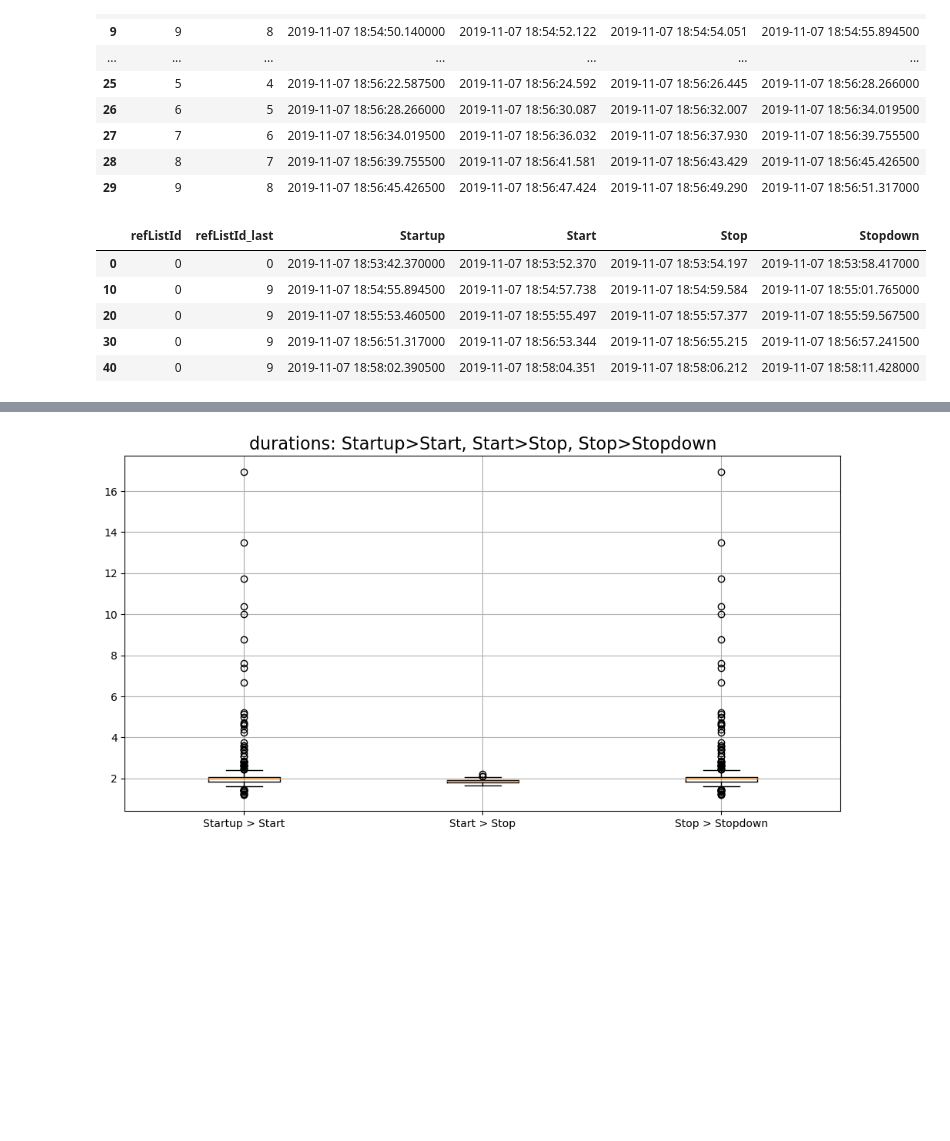
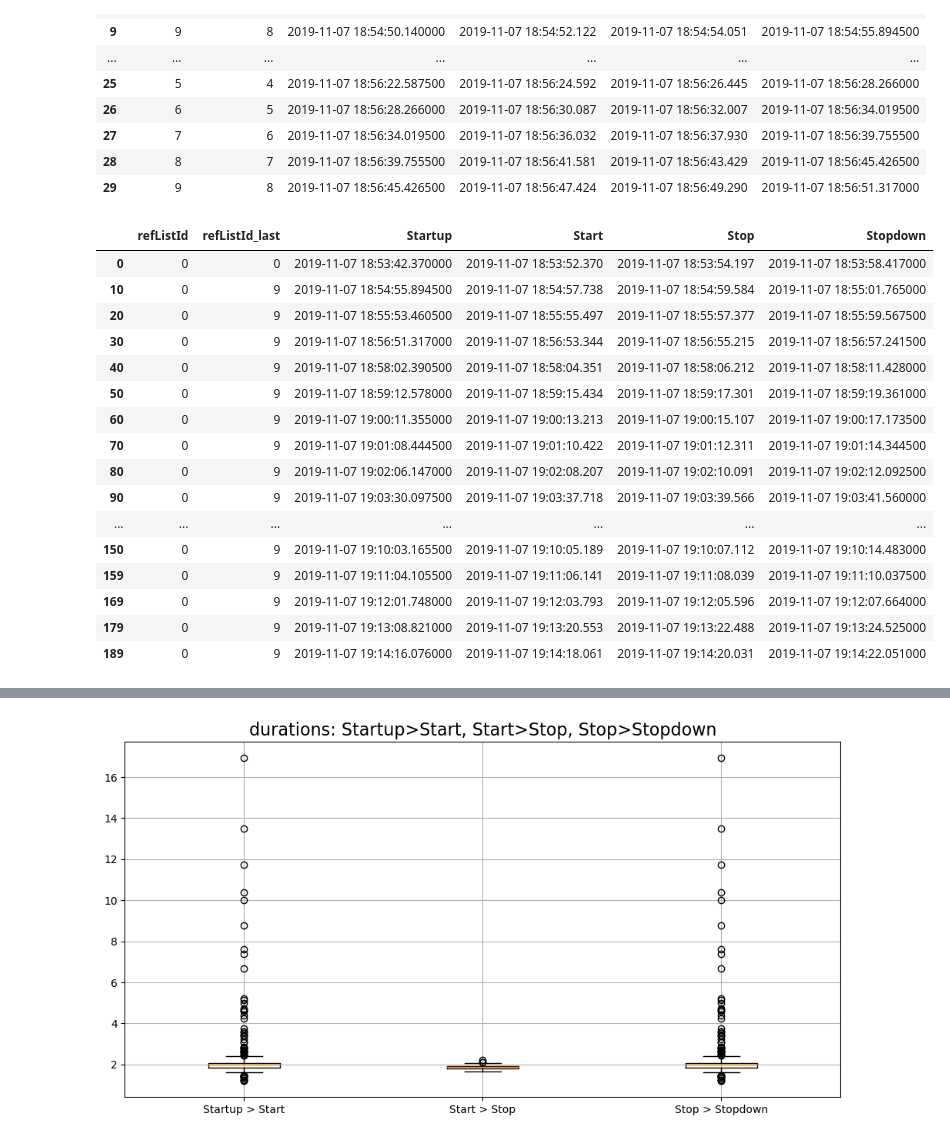
Before and after one commit to jaja07/Projet-S8, a Jupyter notebook: Analytique.ipynb, the cells around one changed output, grey strips where cells are left out. Saved outputs shown, nothing was run; the diff lists cells and outputs as text; code cells hidden in the pictures; blank space fills up the shorter version.

```diff
--- a/Analytique.ipynb
+++ b/Analytique.ipynb
@@ -138,13 +140,24 @@ timing.head(30)
 | 29 | 9 | 8 | 2019-11-07 18:56:45.426500 | 2019-11-07 18:56:47.424 | 2019-11-07 18:56:49.290 | 2019-11-07 18:56:51.317000 |
 # %%
 # box 0 always starts
-timing[timing['refListId']==0].head()
+timing[timing['refListId']==0].head(20)
 # %% [output]
 |  | refListId | refListId_last | Startup | Start | Stop | Stopdown |
 | 0 | 0 | 0 | 2019-11-07 18:53:42.370000 | 2019-11-07 18:53:52.370 | 2019-11-07 18:53:54.197 | 2019-11-07 18:53:58.417000 |
 | 10 | 0 | 9 | 2019-11-07 18:54:55.894500 | 2019-11-07 18:54:57.738 | 2019-11-07 18:54:59.584 | 2019-11-07 18:55:01.765000 |
 | 20 | 0 | 9 | 2019-11-07 18:55:53.460500 | 2019-11-07 18:55:55.497 | 2019-11-07 18:55:57.377 | 2019-11-07 18:55:59.567500 |
 | 30 | 0 | 9 | 2019-11-07 18:56:51.317000 | 2019-11-07 18:56:53.344 | 2019-11-07 18:56:55.215 | 2019-11-07 18:56:57.241500 |
 | 40 | 0 | 9 | 2019-11-07 18:58:02.390500 | 2019-11-07 18:58:04.351 | 2019-11-07 18:58:06.212 | 2019-11-07 18:58:11.428000 |
+| 50 | 0 | 9 | 2019-11-07 18:59:12.578000 | 2019-11-07 18:59:15.434 | 2019-11-07 18:59:17.301 | 2019-11-07 18:59:19.361000 |
+| 60 | 0 | 9 | 2019-11-07 19:00:11.355000 | 2019-11-07 19:00:13.213 | 2019-11-07 19:00:15.107 | 2019-11-07 19:00:17.173500 |
+| 70 | 0 | 9 | 2019-11-07 19:01:08.444500 | 2019-11-07 19:01:10.422 | 2019-11-07 19:01:12.311 | 2019-11-07 19:01:14.344500 |
+| 80 | 0 | 9 | 2019-11-07 19:02:06.147000 | 2019-11-07 19:02:08.207 | 2019-11-07 19:02:10.091 | 2019-11-07 19:02:12.092500 |
+| 90 | 0 | 9 | 2019-11-07 19:03:30.097500 | 2019-11-07 19:03:37.718 | 2019-11-07 19:03:39.566 | 2019-11-07 19:03:41.560000 |
+| ... | ... | ... | ... | ... | ... | ... |
+| 150 | 0 | 9 | 2019-11-07 19:10:03.165500 | 2019-11-07 19:10:05.189 | 2019-11-07 19:10:07.112 | 2019-11-07 19:10:14.483000 |
+| 159 | 0 | 9 | 2019-11-07 19:11:04.105500 | 2019-11-07 19:11:06.141 | 2019-11-07 19:11:08.039 | 2019-11-07 19:11:10.037500 |
+| 169 | 0 | 9 | 2019-11-07 19:12:01.748000 | 2019-11-07 19:12:03.793 | 2019-11-07 19:12:05.596 | 2019-11-07 19:12:07.664000 |
+| 179 | 0 | 9 | 2019-11-07 19:13:08.821000 | 2019-11-07 19:13:20.553 | 2019-11-07 19:13:22.488 | 2019-11-07 19:13:24.525000 |
+| 189 | 0 | 9 | 2019-11-07 19:14:16.076000 | 2019-11-07 19:14:18.061 | 2019-11-07 19:14:20.031 | 2019-11-07 19:14:22.051000 |
 # %%
 # t0_run = a new run starts when box 0 shows up
```
Also changed, not shown: parts of 13 cells of this notebook.
